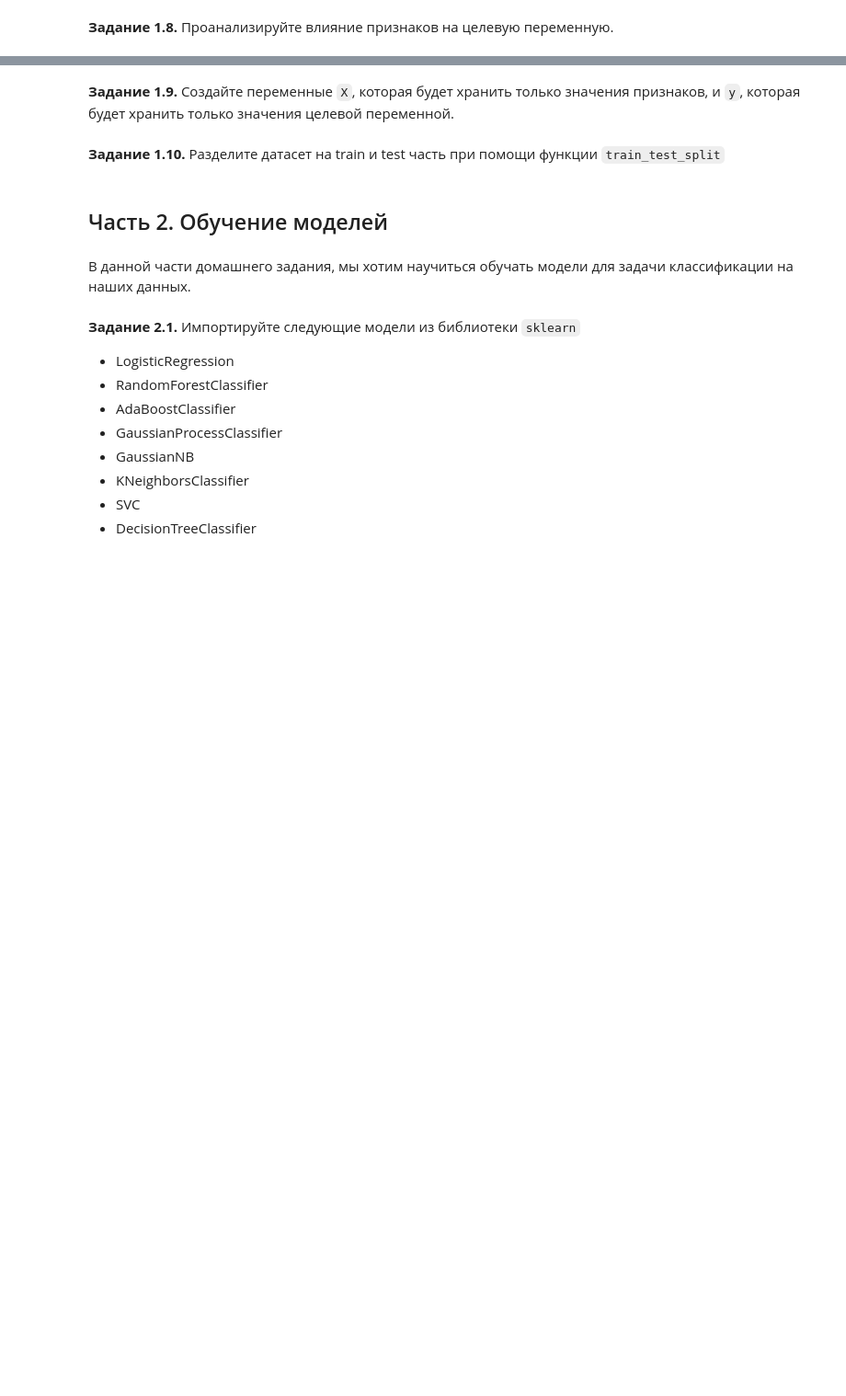
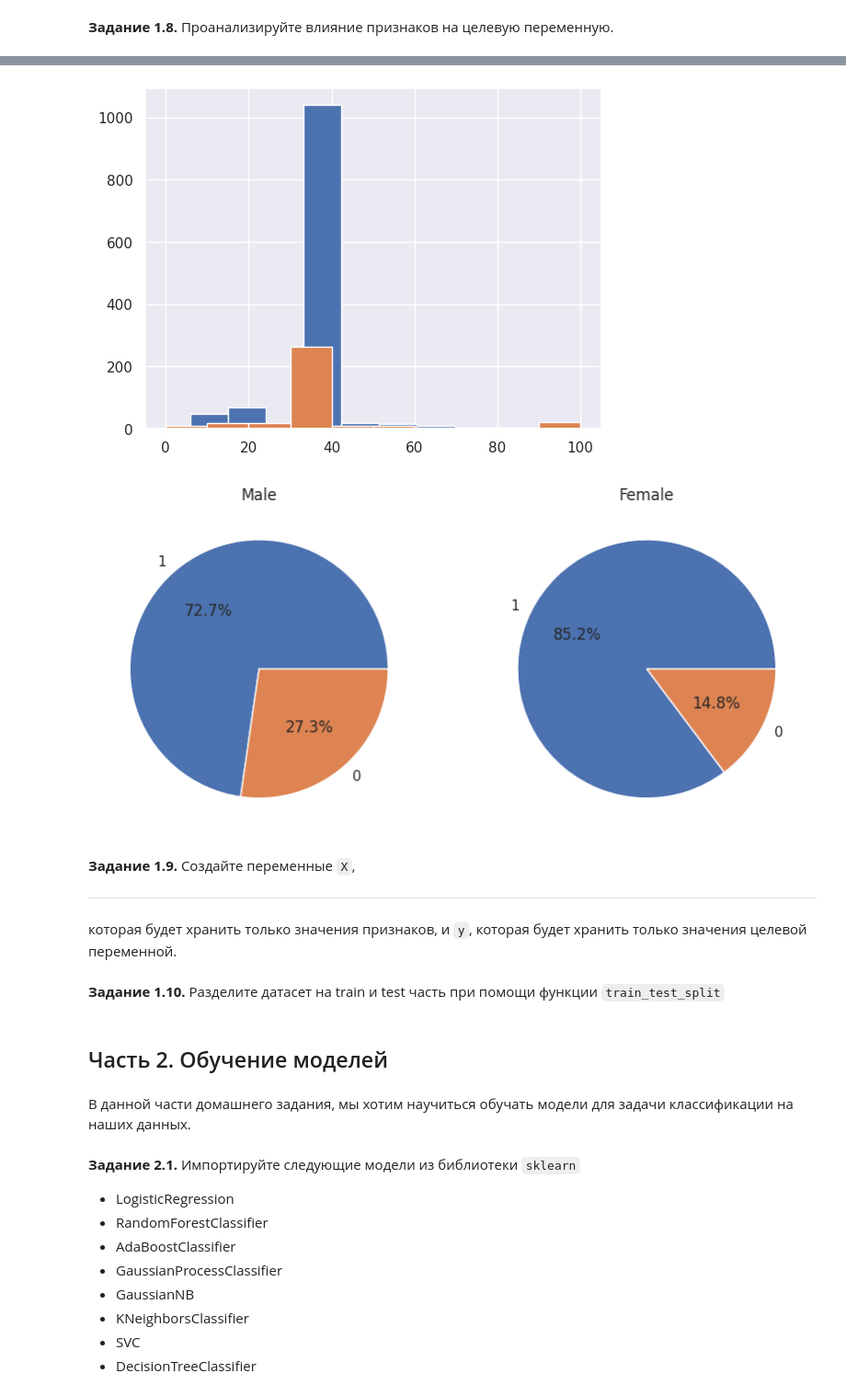
Before and after one commit to tretikoff/DL_pub, a Jupyter notebook: week_01_ml_intro/Homework/hw_1_game_of_thrones.ipynb, the cells around one changed output, grey strips where cells are left out. Shown at 92% size. Saved outputs shown, nothing was run; the diff lists cells and outputs as text; code cells hidden in the pictures; blank space fills up the shorter version.

```diff
--- a/week_01_ml_intro/Homework/hw_1_game_of_thrones.ipynb
+++ b/week_01_ml_intro/Homework/hw_1_game_of_thrones.ipynb
@@ -214,2 +305,22 @@ NameError: name 'df' is not defined
+# %%
+plt.hist(df[(df.isAlive==1)]["age"], label="Alive")
+plt.hist(df[(df.isAlive==0)]["age"], label="Dead")
+plt.show()
+
+dt1=df.loc[(df.male==1)]["isAlive"].value_counts()
+dt2=df.loc[(df.male==0)]["isAlive"].value_counts()
+fig, (ax1, ax2) = plt.subplots(1, 2, figsize=(10, 8))
+ax1.pie(dt1.values, labels=dt1.index, autopct='%1.1f%%')
+ax2.pie(dt2.values, labels=dt2.index, autopct='%1.1f%%')
+ax1.set_title('Male')
+ax2.set_title('Female')
+plt.show()
+# %% [output]
+[figure, added]
+[figure, added]
 # %% [markdown]
-**Задание 1.9.** Создайте переменные `X`, которая будет хранить только значения признаков, и `y`, которая будет хранить только значения целевой переменной.
+**Задание 1.9.** Создайте переменные `X`,
+
+---
+
+которая будет хранить только значения признаков, и `y`, которая будет хранить только значения целевой переменной.
```
Also changed, not shown: parts of 20 cells of this notebook.
